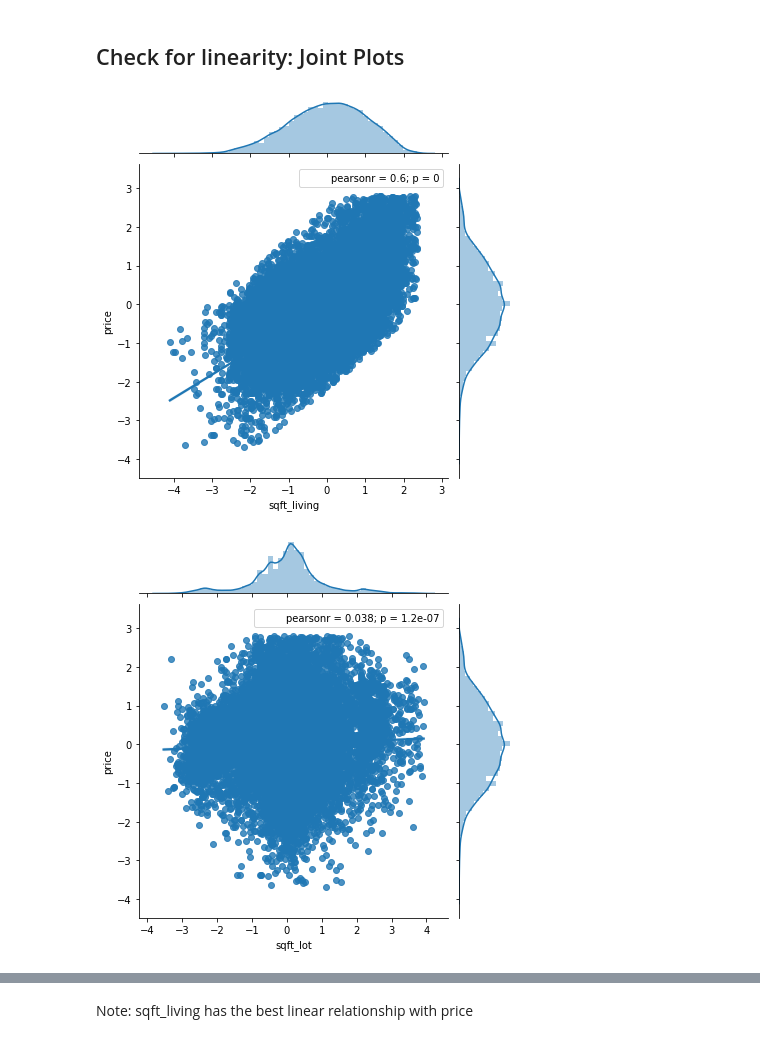
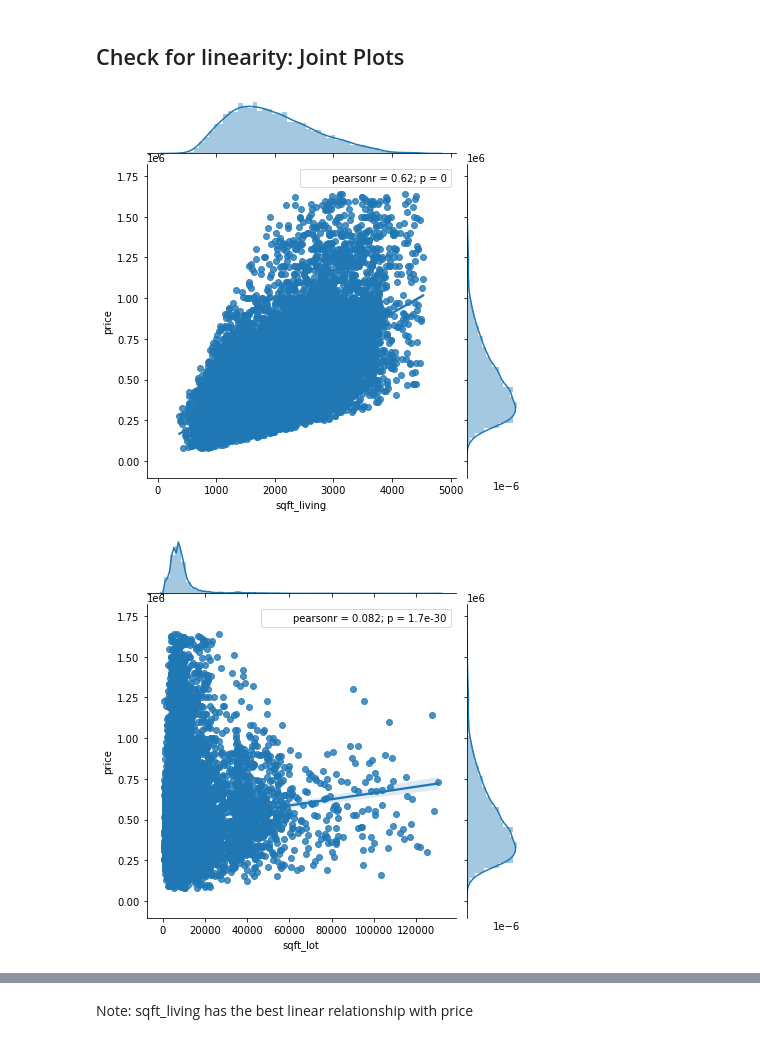
Before and after one commit to dquillao/dsc-mod-2-project-v2-1-online-ds-sp-000, a Jupyter notebook: Working.ipynb, the cells around one changed output, grey strips where cells are left out. Saved outputs shown, nothing was run; the diff lists cells and outputs as text; code cells hidden in the pictures.

```diff
--- a/Working.ipynb
+++ b/Working.ipynb
@@ -386,8 +382,0 @@ df.hist(figsize=(16, 12));
-# %%
-# features
-sqft_feats = ['price', 'sqft_living', 'sqft_living15', 'sqft_lot', 'sqft_lot15', 'sqft_above', 'bathrooms', 'bedrooms', 'floors']
-
-# Removes feats with z-score above 3 for specific columns
-# Reference https://stackoverflow.com/questions/23199796/detect-and-exclude-outliers-in-pandas-data-frame
-for feat in sqft_feats:
-    df = df[np.abs(df[feat]-df[feat].mean()) <= (3*df[feat].std())]
@@ -649,0 +556,8 @@ df.sort_values('price')
+# %%
+# Removes feats with z-score above 3 for specific columns
+# Reference https://stackoverflow.com/questions/23199796/detect-and-exclude-outliers-in-pandas-data-frame
+
+outlier_feats = ['price', 'sqft_living', 'sqft_living15', 'sqft_lot', 'sqft_lot15', 'sqft_above', 'bathrooms', 'bedrooms', 'floors']
+
+for feat in outlier_feats:
+    df = df[np.abs(df[feat]-df[feat].mean()) <= (3*df[feat].std())]
@@ -651,11 +607,11 @@ df.sort_values('price')
 ## Check for linearity: Joint Plots
 # %%
 # Plot joint plots
-continuous_feats = ['sqft_living', 'sqft_lot', 'sqft_above', 'sqft_living15', 'sqft_lot15', 'bedrooms', 'bathrooms', 'floors']
+joint_feats = ['sqft_living', 'sqft_lot', 'sqft_above', 'sqft_living15', 'sqft_lot15']
 
-for feat in continuous_feats:
+for feat in joint_feats:
     j = sns.jointplot(x = df[feat], y = df['price'], kind = 'reg')
     j.annotate(stats.pearsonr)
 # %% [output]
-[figure, old version]
+[figure, new version]
-[figure, old version]
+[figure, new version]
```
Also changed, not shown: parts of 113 cells of this notebook, 1 other file.
